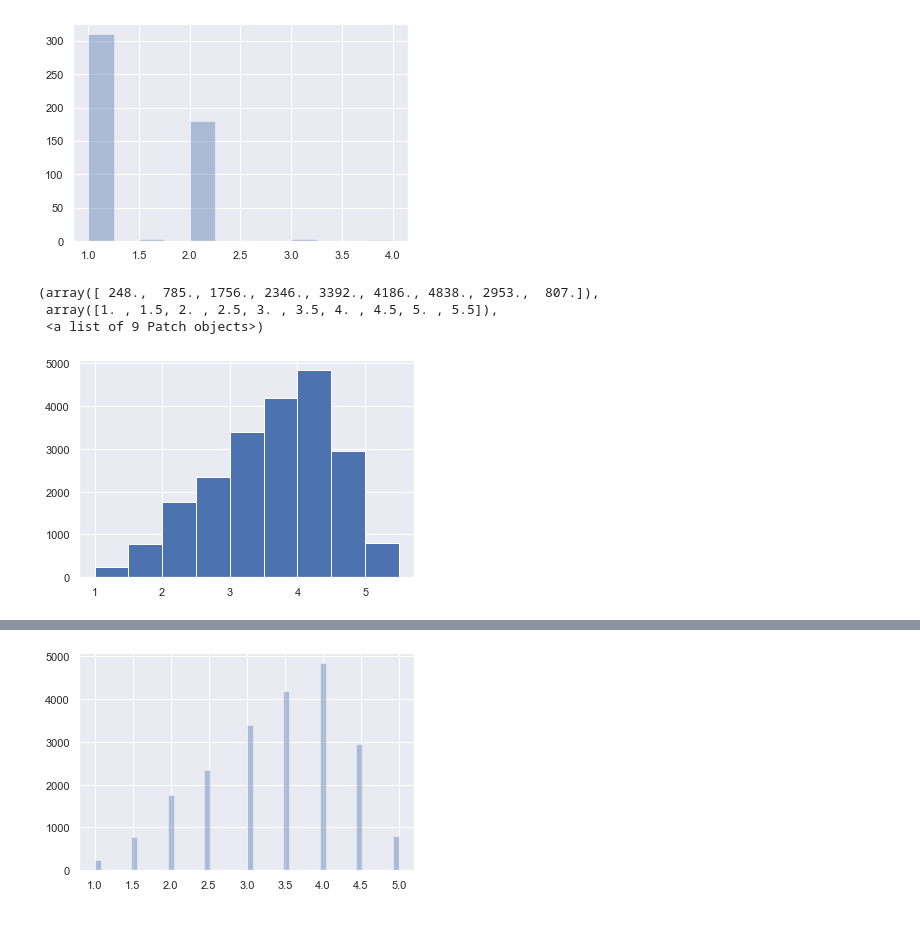
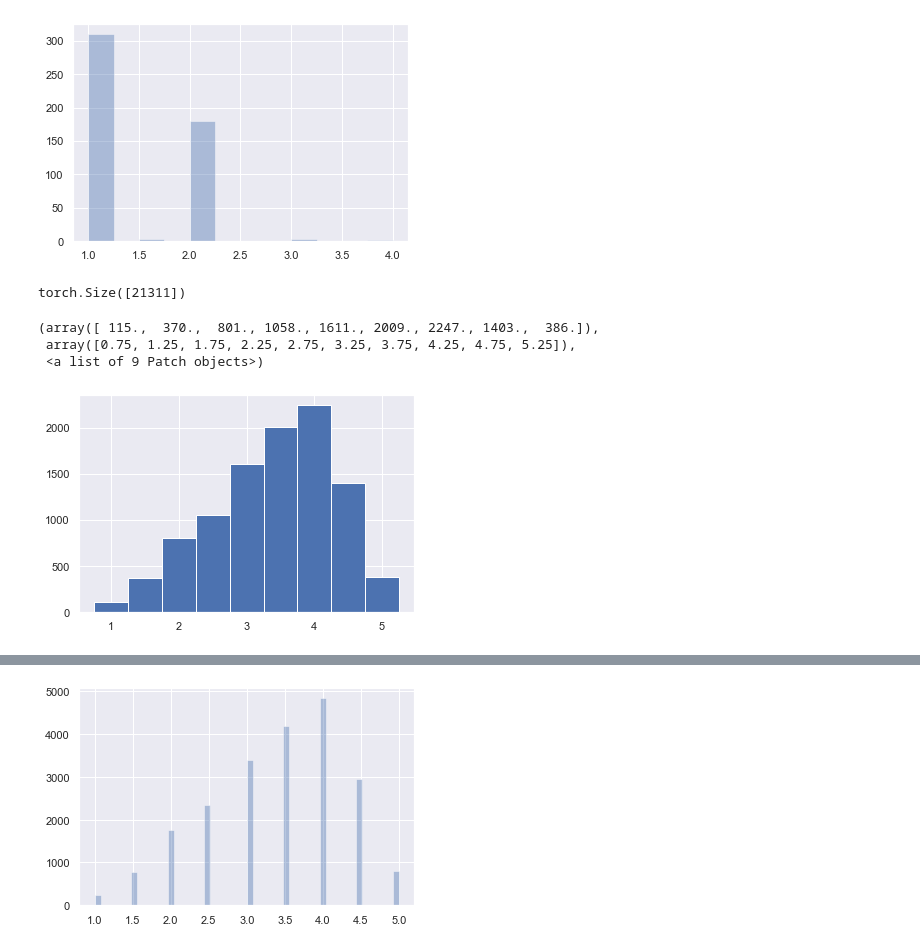
Before and after one commit to wsonv/PP_proejct, a Jupyter notebook: yelp/Y.ipynb, the cells around one changed output, grey strips where cells are left out. Saved outputs shown, nothing was run; the diff lists cells and outputs as text; code cells hidden in the pictures.

```diff
--- a/yelp/Y.ipynb
+++ b/yelp/Y.ipynb
@@ -434,7 +435,11 @@ res = test(hmc_samples, data[:1000])
+# %%
+ratings.shape
+# %% [output]
+torch.Size([21311])
 # %%
-plt.hist(ratings,bins=[1,1.5,2,2.5,3,3.5,4,4.5,5,5.5])
+plt.hist(ratings[:10000],bins=np.array([1,1.5,2,2.5,3,3.5,4,4.5,5,5.5])-0.25)
 # %% [output]
-(array([ 248.,  785., 1756., 2346., 3392., 4186., 4838., 2953.,  807.]),
- array([1. , 1.5, 2. , 2.5, 3. , 3.5, 4. , 4.5, 5. , 5.5]),
+(array([ 115.,  370.,  801., 1058., 1611., 2009., 2247., 1403.,  386.]),
+ array([0.75, 1.25, 1.75, 2.25, 2.75, 3.25, 3.75, 4.25, 4.75, 5.25]),
  <a list of 9 Patch objects>)
-[figure, old version]
+[figure, new version]
```
Also changed, not shown: parts of 10 cells of this notebook, 2 other files.
